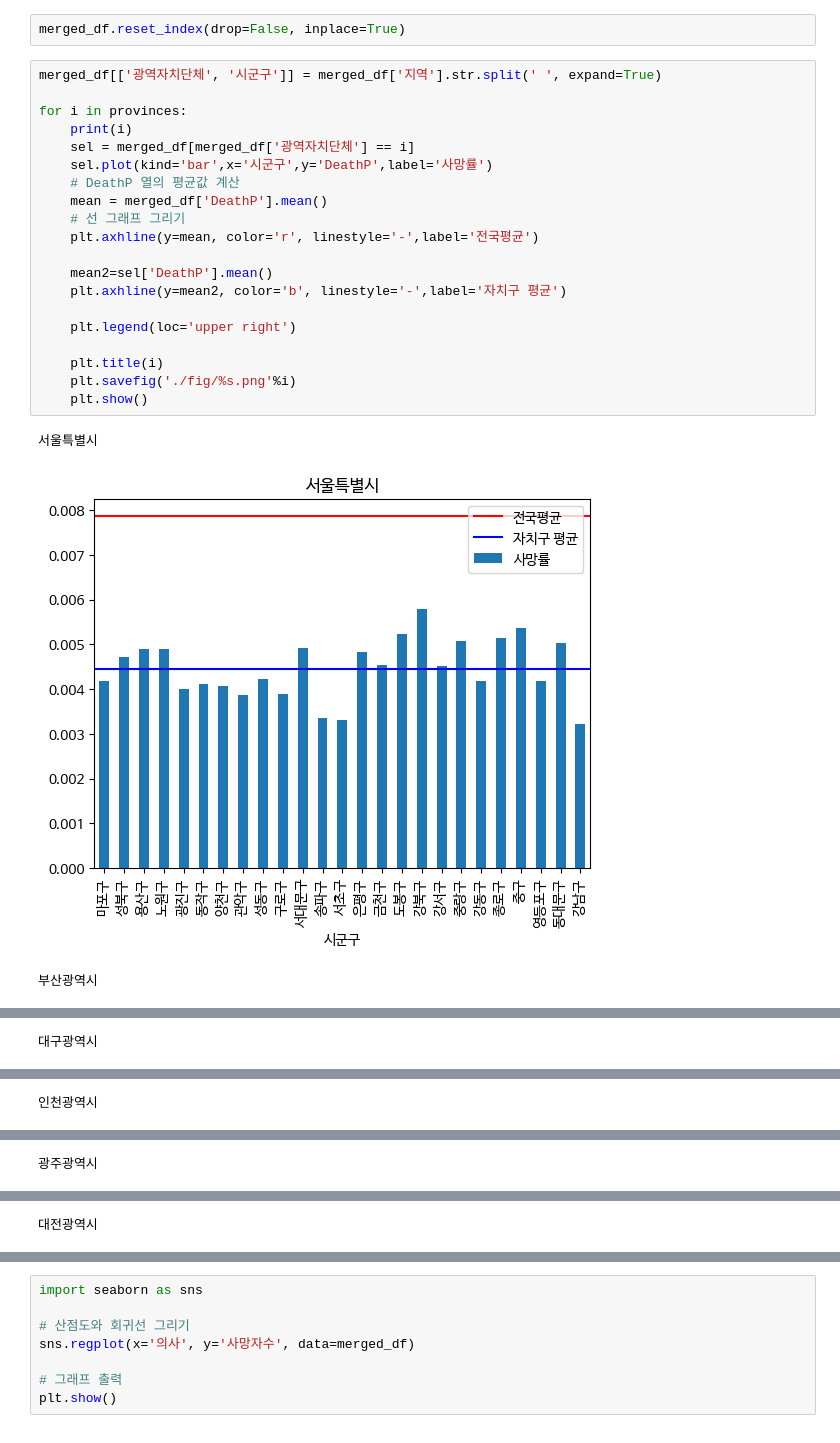
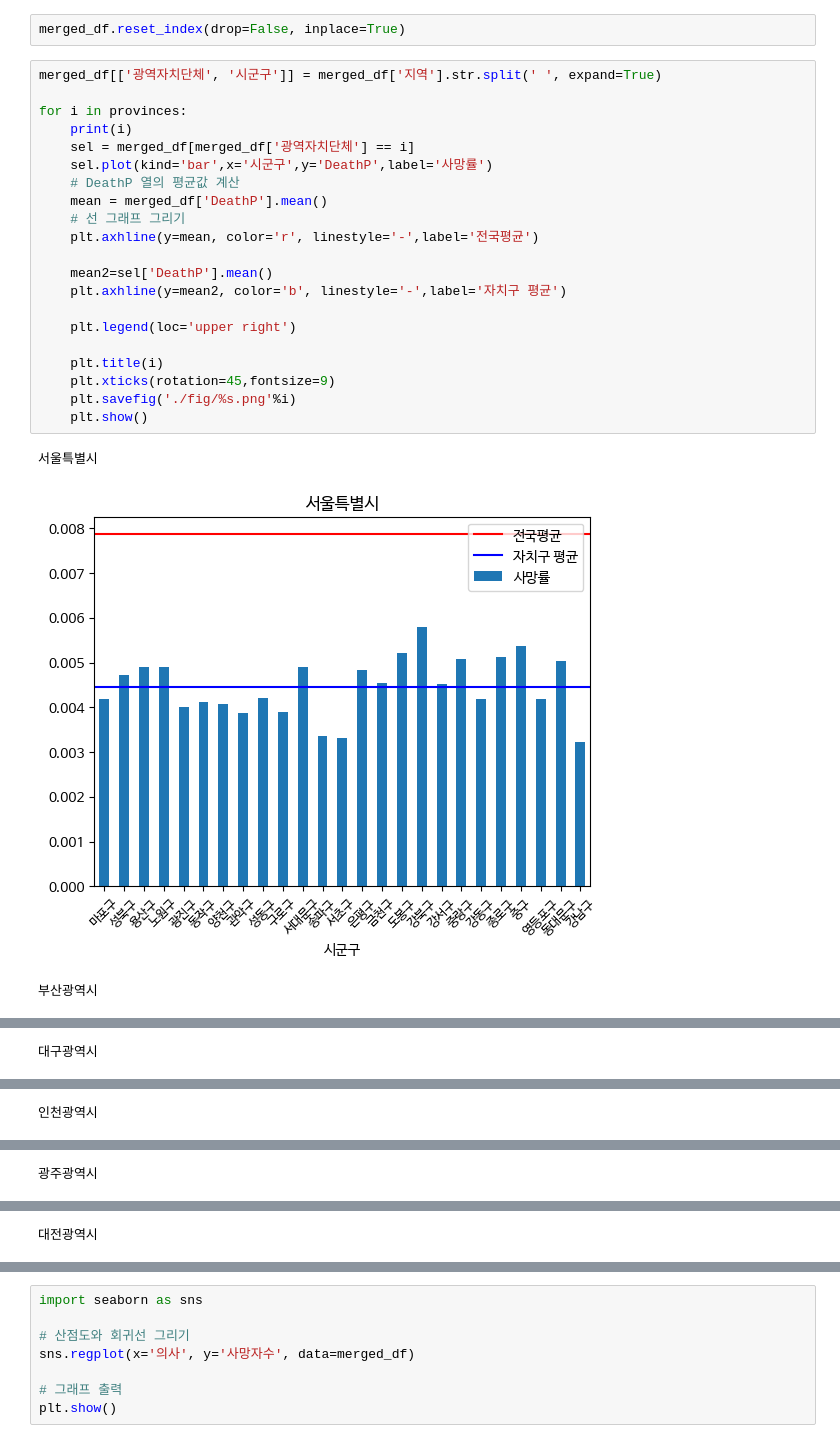
Before and after one commit to cav2280/dcx-final, a Jupyter notebook: main-상관관계 분석 추가.ipynb, the cells around one changed output, grey strips where cells are left out. Saved outputs shown, nothing was run; the diff lists cells and outputs as text.

```diff
--- a/main-상관관계 분석 추가.ipynb
+++ b/main-상관관계 분석 추가.ipynb
@@ -933,24 +933,25 @@ merged_df.reset_index(drop=False, inplace=True)
 # %%
 merged_df[['광역자치단체', '시군구']] = merged_df['지역'].str.split(' ', expand=True)
 
 for i in provinces:
     print(i)
     sel = merged_df[merged_df['광역자치단체'] == i]
     sel.plot(kind='bar',x='시군구',y='DeathP',label='사망률')
     # DeathP 열의 평균값 계산
     mean = merged_df['DeathP'].mean()
     # 선 그래프 그리기
     plt.axhline(y=mean, color='r', linestyle='-',label='전국평균')
 
     mean2=sel['DeathP'].mean()
     plt.axhline(y=mean2, color='b', linestyle='-',label='자치구 평균')
 
     plt.legend(loc='upper right')
 
     plt.title(i)
+    plt.xticks(rotation=45,fontsize=9)
     plt.savefig('./fig/%s.png'%i)
     plt.show()
 # %% [output]
 서울특별시
-[figure, old version]
+[figure, new version]
 부산광역시
```
Also changed, not shown: parts of 1 cell of this notebook, 16 other files.
